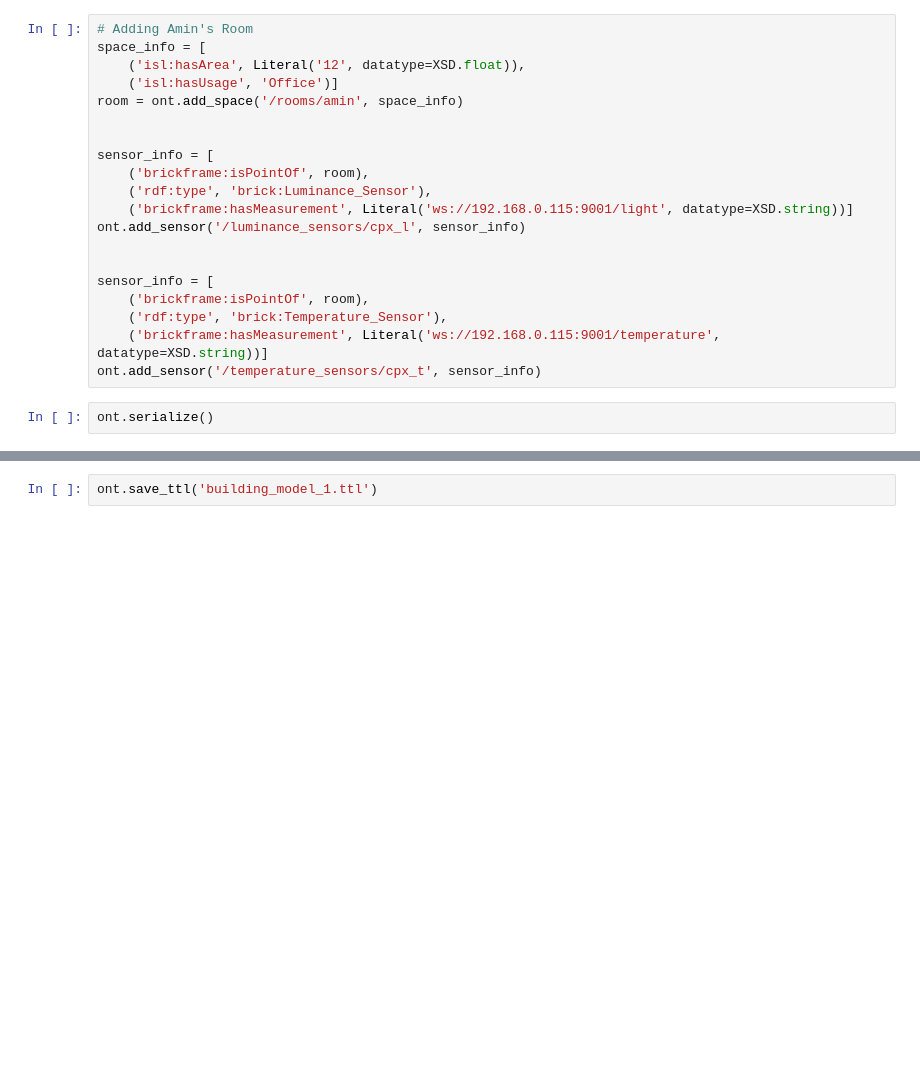
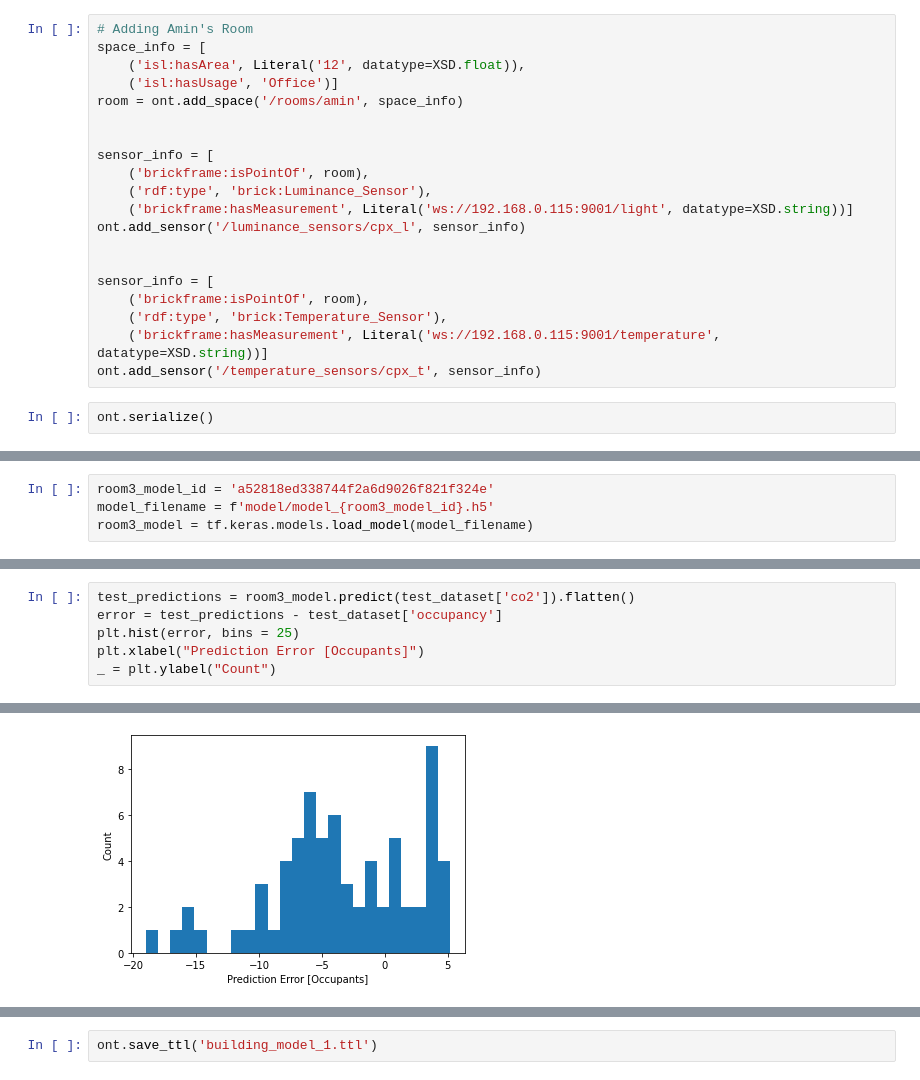
Before and after one commit to anjomshoaa/isl_occupancy, a Jupyter notebook: occupancy_learning.ipynb, the cells around one changed output, grey strips where cells are left out. Saved outputs shown, nothing was run; the diff lists cells and outputs as text; blank space fills up the shorter version.

```diff
--- a/occupancy_learning.ipynb
+++ b/occupancy_learning.ipynb
@@ -832,0 +886,4 @@ ont.serialize()
+# %%
+room3_model_id = 'a52818ed338744f2a6d9026f821f324e'
+model_filename = f'model/model_{room3_model_id}.h5'
+room3_model = tf.keras.models.load_model(model_filename)
@@ -832,0 +935,7 @@ ont.serialize()
+# %%
+test_predictions = room3_model.predict(test_dataset['co2']).flatten()
+error = test_predictions - test_dataset['occupancy']
+plt.hist(error, bins = 25)
+plt.xlabel("Prediction Error [Occupants]")
+_ = plt.ylabel("Count")
+# %% [output]
@@ -832,0 +943 @@ ont.serialize()
+[figure, added]
```
Also changed, not shown: parts of 40 cells of this notebook, 16 other files.
